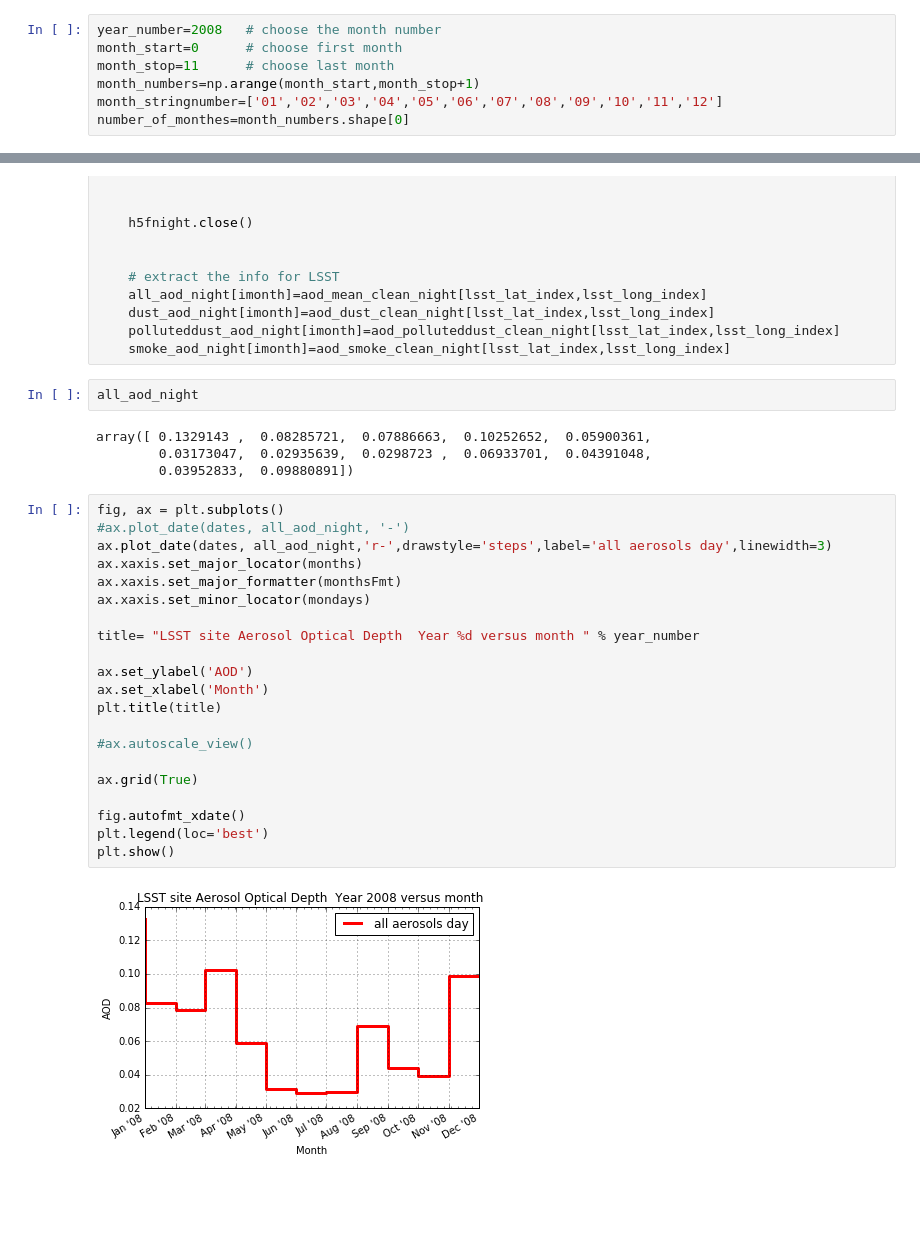
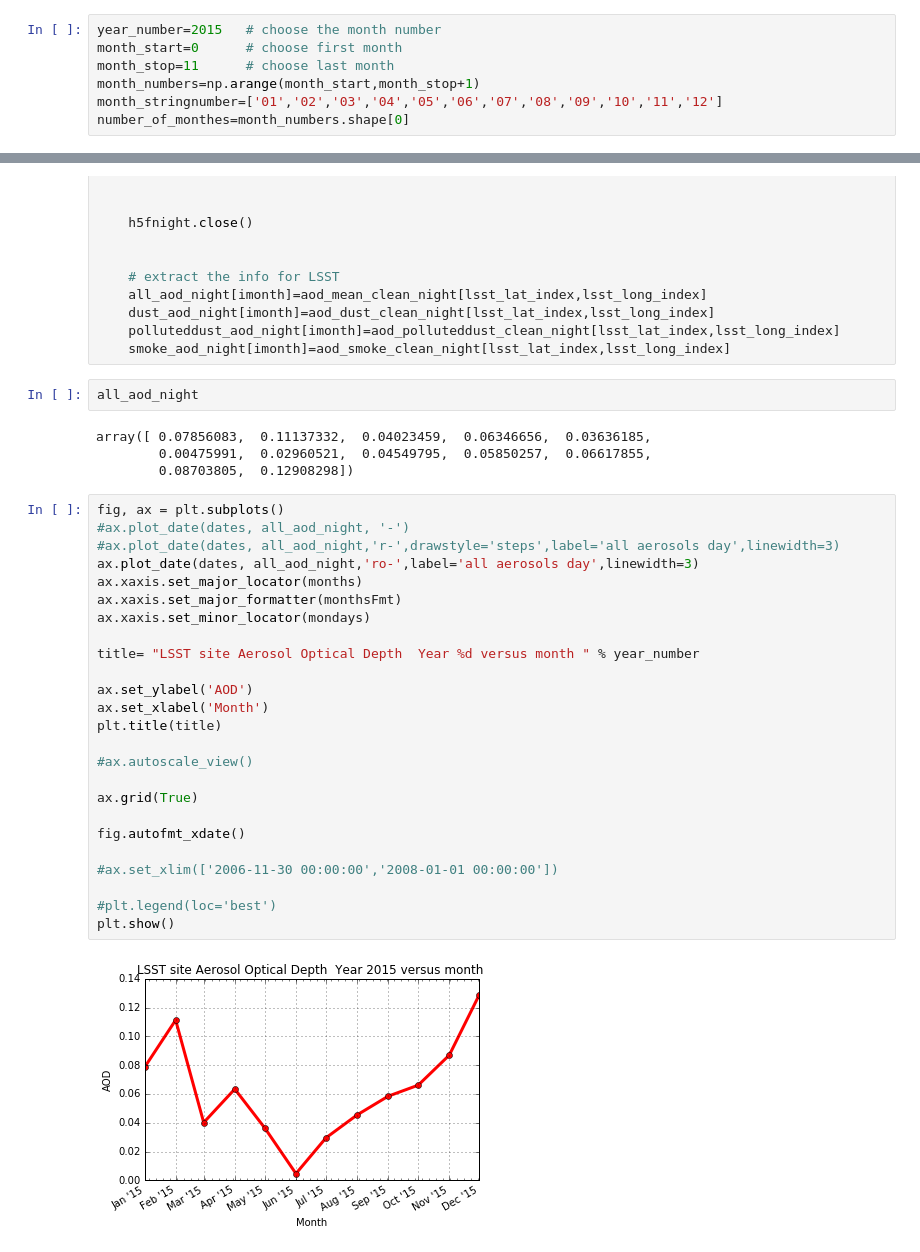
Before and after one commit to sylvielsstfr/caliopL3Ana, a Jupyter notebook: ScanAerosolsOneYear_v2.ipynb, the cells around one changed output, grey strips where cells are left out. Cells and saved outputs as stored; diff of their text form; blank space fills up the shorter version.

```diff
--- a/ScanAerosolsOneYear_v2.ipynb
+++ b/ScanAerosolsOneYear_v2.ipynb
@@ -32,7 +32,7 @@ mondays = WeekdayLocator(MONDAY)
 months = MonthLocator(range(1, 13), bymonthday=1, interval=1)
 monthsFmt = DateFormatter("%b '%y")
 # %%
-year_number=2008   # choose the month number
+year_number=2015   # choose the month number
 month_start=0      # choose first month
 month_stop=11      # choose last month
 month_numbers=np.arange(month_start,month_stop+1)
@@ -239,32 +239,36 @@ for imonth in month_numbers:
 # %%
 all_aod_night
 # %% [output]
-array([ 0.1329143 ,  0.08285721,  0.07886663,  0.10252652,  0.05900361,
-        0.03173047,  0.02935639,  0.0298723 ,  0.06933701,  0.04391048,
-        0.03952833,  0.09880891])
+array([ 0.07856083,  0.11137332,  0.04023459,  0.06346656,  0.03636185,
+        0.00475991,  0.02960521,  0.04549795,  0.05850257,  0.06617855,
+        0.08703805,  0.12908298])
 # %%
 fig, ax = plt.subplots()
 #ax.plot_date(dates, all_aod_night, '-')
-ax.plot_date(dates, all_aod_night,'r-',drawstyle='steps',label='all aerosols day',linewidth=3)
+#ax.plot_date(dates, all_aod_night,'r-',drawstyle='steps',label='all aerosols day',linewidth=3)
+ax.plot_date(dates, all_aod_night,'ro-',label='all aerosols day',linewidth=3)
 ax.xaxis.set_major_locator(months)
 ax.xaxis.set_major_formatter(monthsFmt)
 ax.xaxis.set_minor_locator(mondays)
 
 title= "LSST site Aerosol Optical Depth  Year %d versus month " % year_number
 
 ax.set_ylabel('AOD')
 ax.set_xlabel('Month')
 plt.title(title)
 
 #ax.autoscale_view()
 
 ax.grid(True)
 
 fig.autofmt_xdate()
-plt.legend(loc='best')
+
+#ax.set_xlim(['2006-11-30 00:00:00','2008-01-01 00:00:00'])
+
+#plt.legend(loc='best')
 plt.show()
 # %% [output]
-[figure, old version]
+[figure, new version]
 # %%
 fig=plt.figure(figsize=(10,8))
 ax=fig.add_subplot(1,1,1)
```
Also changed, not shown: parts of 4 cells of this notebook.
